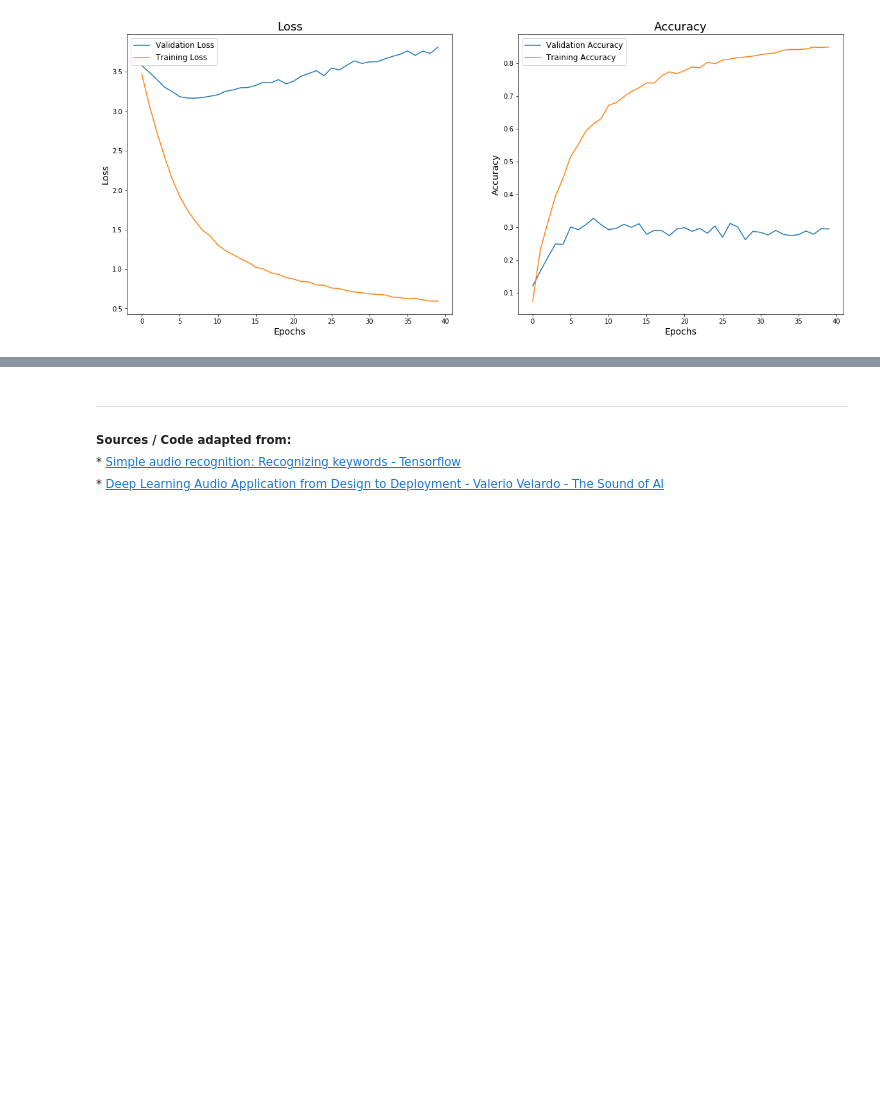
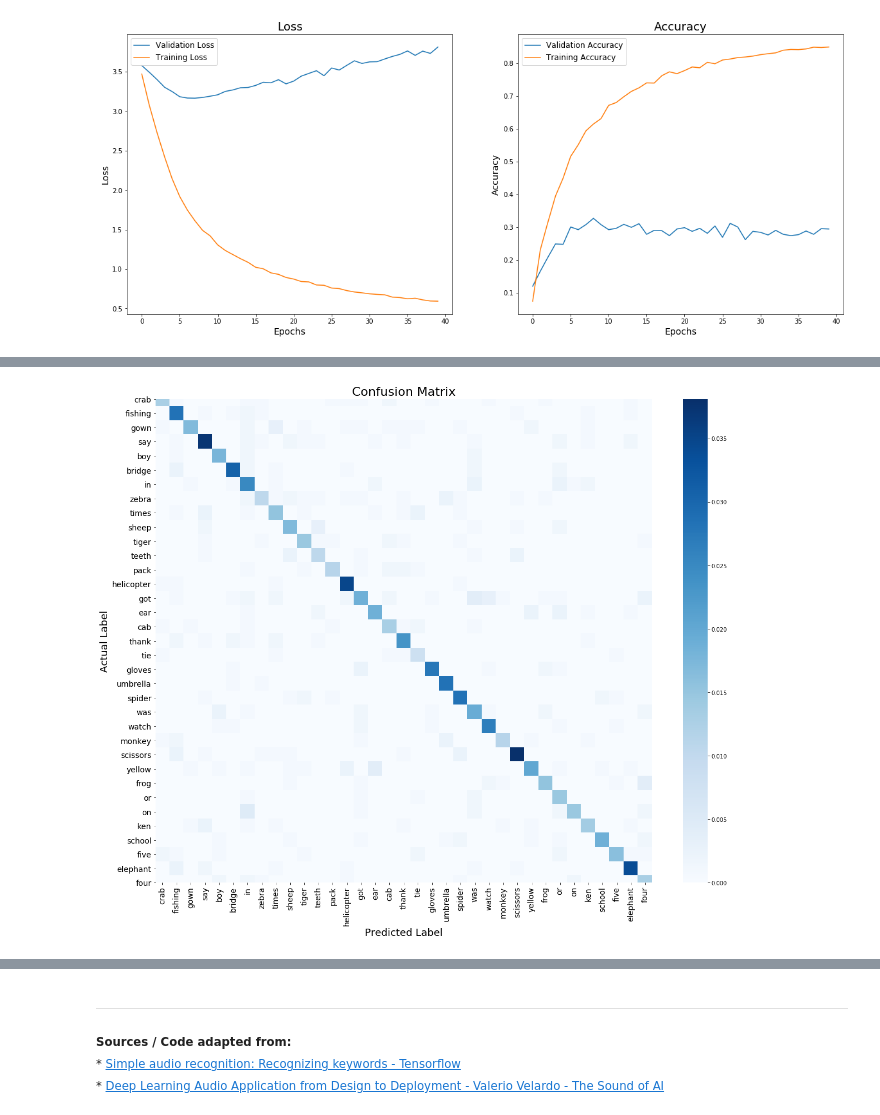
Before and after one commit to toopster/dsc-capstone-project, a Jupyter notebook: 3_models.ipynb, the cells around one changed output, grey strips where cells are left out. Cells and saved outputs as stored; diff of their text form; code cells hidden in the pictures; blank space fills up the shorter version.

Commit message:
Added Final Model performance evaluation
Confusion Matrix and Heatmap

```diff
--- a/3_models.ipynb
+++ b/3_models.ipynb
@@ -905,0 +913,22 @@ visualise_results(us_mel_results)
+# %%
+# Import necessary libraries for performance evaluation.
+from sklearn.metrics import accuracy_score, confusion_matrix
+
+# Create predictions
+preds = us_cnn_model.predict(us_X_test)
+
+# Calculate accuracy and confusion matrix
+acc = accuracy_score(us_test_y, np.round(preds))*100
+cm = confusion_matrix(us_test_y.argmax(axis=1), np.round(preds.argmax(axis=1)))
+
+print('CONFUSION MATRIX ------------------')
+print(cm)
+
+print('\nTEST METRICS ----------------------')
+print('Loss: {}'.format(us_cnn_results_test[0]))
+print('Accuracy: {}%'.format(np.round(us_cnn_results_test[1]*100), 2))
+
+
+print('\nTRAIN METRICS ----------------------')
+print('Loss: {}'.format(us_cnn_results_train[0]))
+print('Accuracy: {}%'.format(np.round(us_cnn_results_train[1]*100), 2))
@@ -905,0 +952,18 @@ visualise_results(us_mel_results)
+# %%
+# Use Seaborn to make the confusion matrix more visually presentable
+plt.figure(figsize=(20,16))
+ax = plt.subplot()
+sns.heatmap(cm/np.sum(cm), annot=False, ax=ax, fmt='g', cmap='Blues')
+
+us_keywords = ['crab','fishing','gown','say','boy','bridge','in','zebra','times','sheep','tiger','teeth','pack',
+            'helicopter','got','ear','cab','thank','tie','gloves','umbrella','spider','was','watch','monkey',
+          'scissors','yellow','frog','or','on','ken','school','five','elephant','four']
+
+ax.set_title('Confusion Matrix', fontsize=22)
+ax.set_xlabel('Predicted Label', fontsize=18)
+ax.set_ylabel('Actual Label', fontsize=18)
+ax.xaxis.set_ticklabels(us_keywords, rotation=90, fontsize=14)
+ax.yaxis.set_ticklabels(us_keywords, rotation=0, fontsize=14)
+plt.show();
+# %% [output]
+[figure, added]
```
Also changed, not shown: parts of 8 cells of this notebook, 1 other file.
